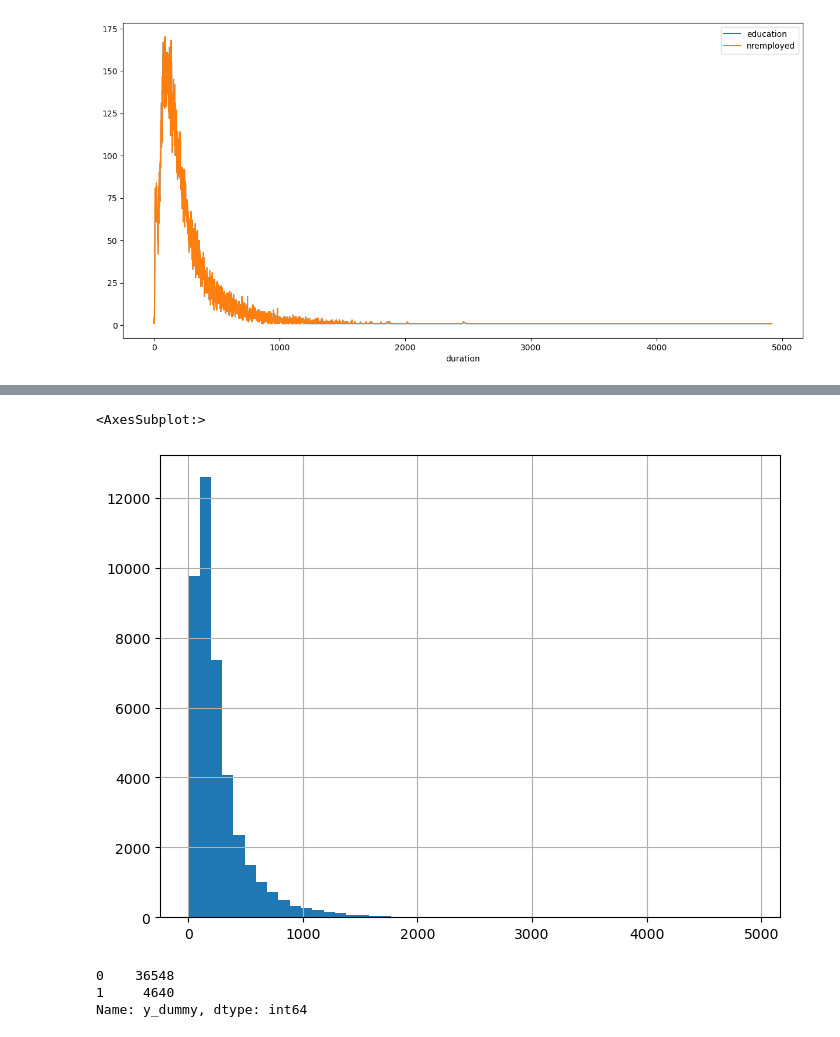
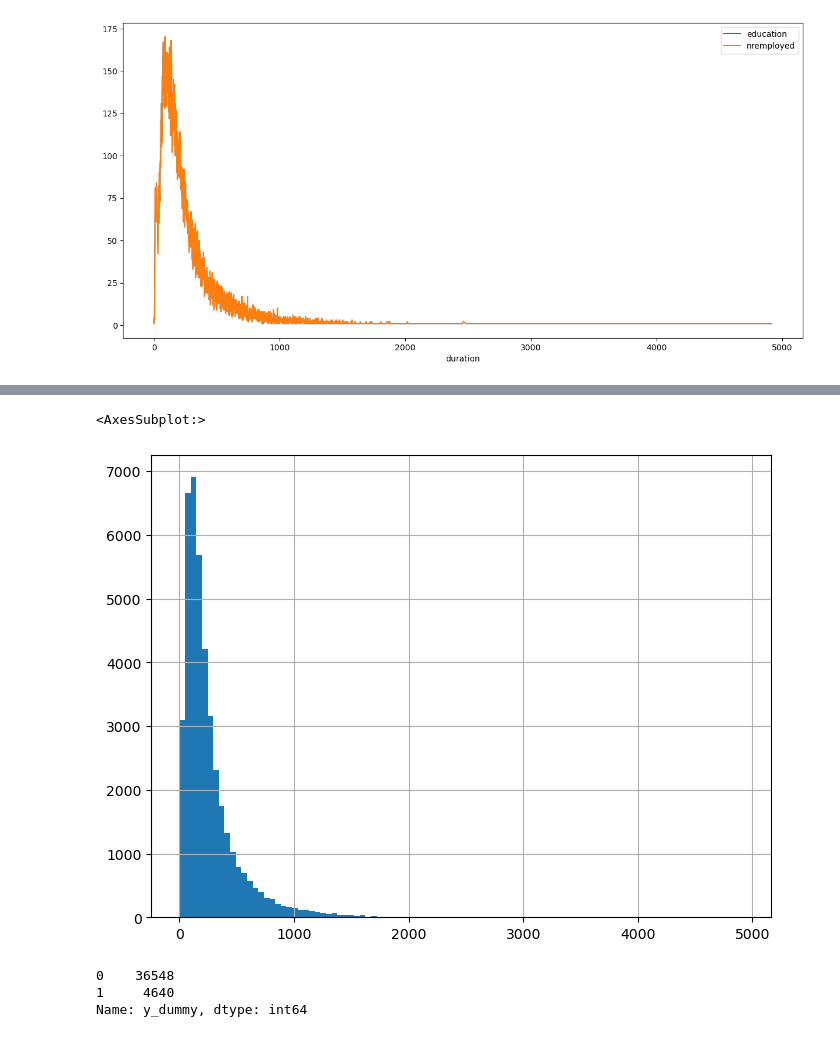
Before and after one commit to Zhanqiu-Guo/Bank_Marketing, a Jupyter notebook: EDA.ipynb, the cells around one changed output, grey strips where cells are left out. Drawn from its saved outputs; the diff is of its cells as text; code cells hidden in the pictures.

```diff
--- a/EDA.ipynb
+++ b/EDA.ipynb
@@ -33,0 +52,4 @@ memory usage: 6.6+ MB
+# %%
+df_bank['pdays'] = df_bank['pdays'].replace(999,np.nan)
+imp = IterativeImputer(max_iter=10, random_state=0)
+X_imputed = imp.fit_transform(df_bank['pdays'])
@@ -55,9 +128,9 @@ df_bank.groupby(['duration']).count()[['education','nremployed']].plot(ax=ax)
 # %%
 # Another way to plot a histogram of duration is shown below
-df_bank['duration'].hist(bins=50)
+df_bank['duration'].hist(bins=100)
 # %% [output]
 <AxesSubplot:>
-[figure, old version]
+[figure, new version]
 # %%
 #Describing dummy keys of particular column
 y_n_lookup ={'yes' : 1, 'no' : 0}
```
Also changed, not shown: parts of 16 cells of this notebook, 1 other file.
